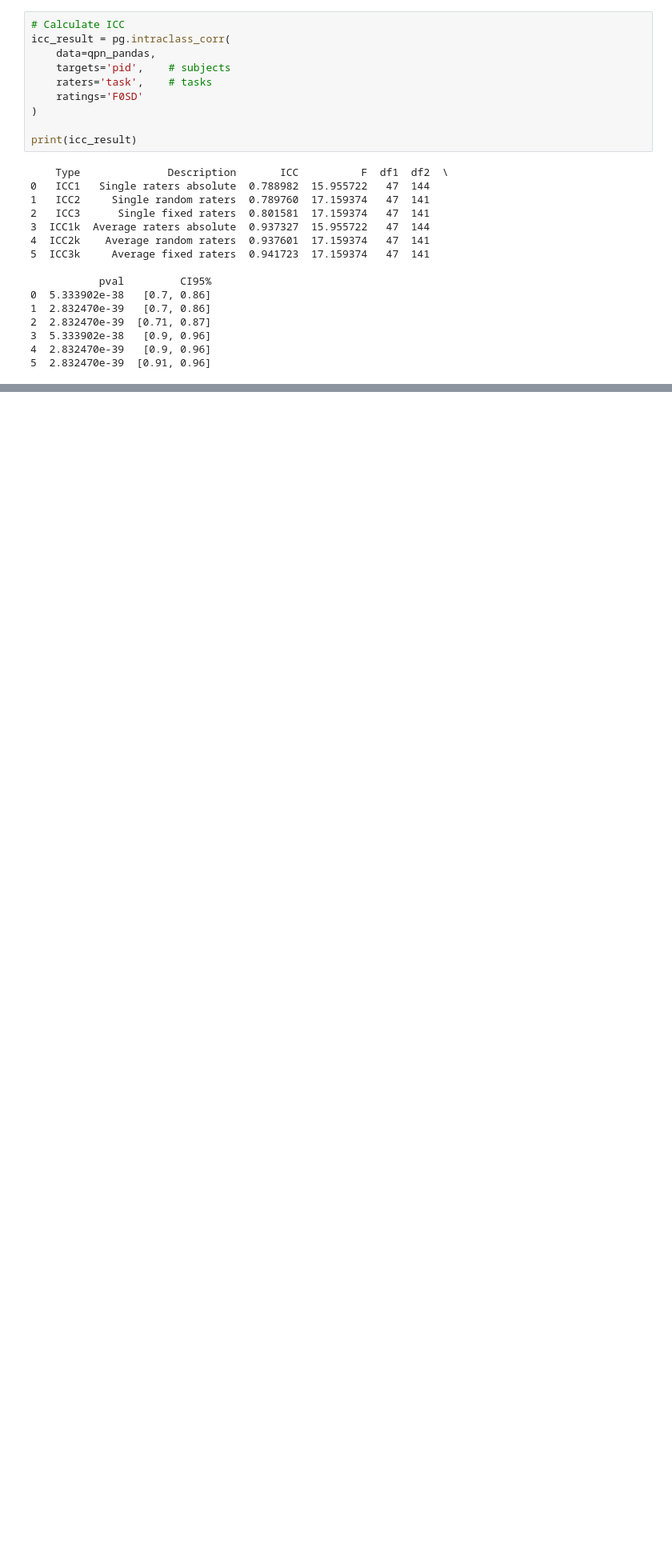
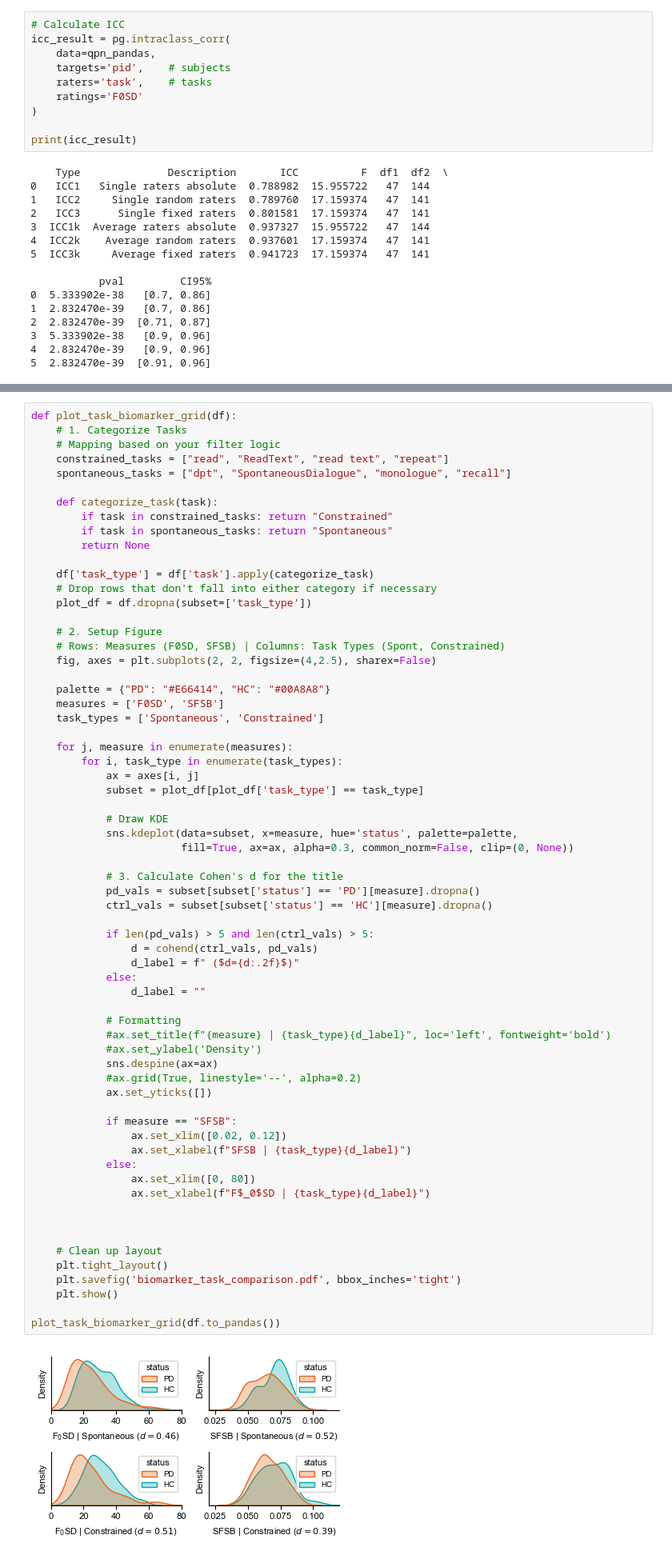
Before and after one commit to pplantinga/ParkinsonSpeechAI, a Jupyter notebook: biomarker_analysis/BiomarkerComparison.ipynb, the cells around one changed output, grey strips where cells are left out. Shown at 80% size. Cells and saved outputs as stored; diff of their text form; blank space fills up the shorter version.

```diff
--- a/biomarker_analysis/BiomarkerComparison.ipynb
+++ b/biomarker_analysis/BiomarkerComparison.ipynb
@@ -279,0 +314,67 @@ print(icc_result)
+# %%
+def plot_task_biomarker_grid(df):
+    # 1. Categorize Tasks
+    # Mapping based on your filter logic
+    constrained_tasks = ["read", "ReadText", "read text", "repeat"]
+    spontaneous_tasks = ["dpt", "SpontaneousDialogue", "monologue", "recall"]
+
+    def categorize_task(task):
+        if task in constrained_tasks: return "Constrained"
+        if task in spontaneous_tasks: return "Spontaneous"
+        return None
+
+    df['task_type'] = df['task'].apply(categorize_task)
+    # Drop rows that don't fall into either category if necessary
+    plot_df = df.dropna(subset=['task_type'])
+
+    # 2. Setup Figure
+    # Rows: Measures (F0SD, SFSB) | Columns: Task Types (Spont, Constrained)
+    fig, axes = plt.subplots(2, 2, figsize=(4,2.5), sharex=False)
+
+    palette = {"PD": "#E66414", "HC": "#00A8A8"}
+    measures = ['F0SD', 'SFSB']
+    task_types = ['Spontaneous', 'Constrained']
+
+    for j, measure in enumerate(measures):
+        for i, task_type in enumerate(task_types):
+            ax = axes[i, j]
+            subset = plot_df[plot_df['task_type'] == task_type]
+
+            # Draw KDE
+            sns.kdeplot(data=subset, x=measure, hue='status', palette=palette,
+                        fill=True, ax=ax, alpha=0.3, common_norm=False, clip=(0, None))
+
+            # 3. Calculate Cohen's d for the title
+            pd_vals = subset[subset['status'] == 'PD'][measure].dropna()
+            ctrl_vals = subset[subset['status'] == 'HC'][measure].dropna()
+
+            if len(pd_vals) > 5 and len(ctrl_vals) > 5:
+                d = cohend(ctrl_vals, pd_vals)
+                d_label = f" ($d={d:.2f}$)"
+            else:
+                d_label = ""
+
+            # Formatting
+            #ax.set_title(f"{measure} | {task_type}{d_label}", loc='left', fontweight='bold')
+            #ax.set_ylabel('Density')
+            sns.despine(ax=ax)
+            #ax.grid(True, linestyle='--', alpha=0.2)
+            ax.set_yticks([])
+
+            if measure == "SFSB":
+                ax.set_xlim([0.02, 0.12])
+                ax.set_xlabel(f"SFSB | {task_type}{d_label}")
+            else:
+                ax.set_xlim([0, 80])
+                ax.set_xlabel(f"F$_0$SD | {task_type}{d_label}")
+
+
+
+    # Clean up layout
+    plt.tight_layout()
+    plt.savefig('biomarker_task_comparison.pdf', bbox_inches='tight')
+    plt.show()
+
+plot_task_biomarker_grid(df.to_pandas())
+# %% [output]
+[figure, added]
```
Also changed, not shown: parts of 12 cells of this notebook, 14 other files.
